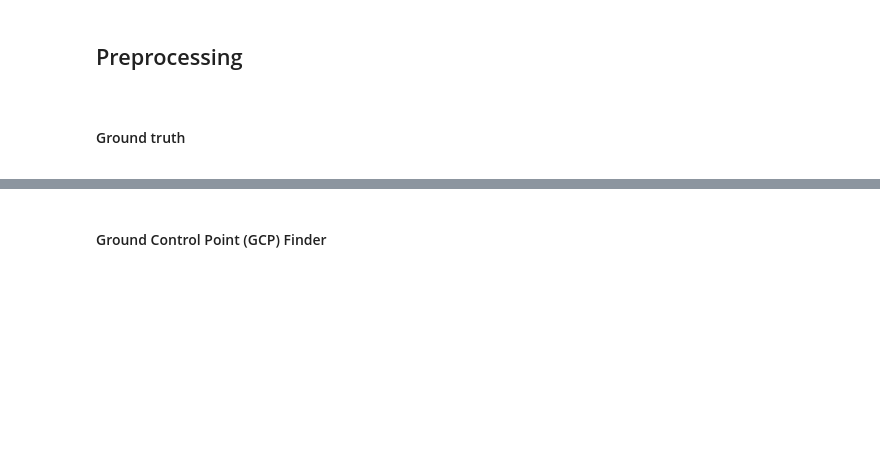
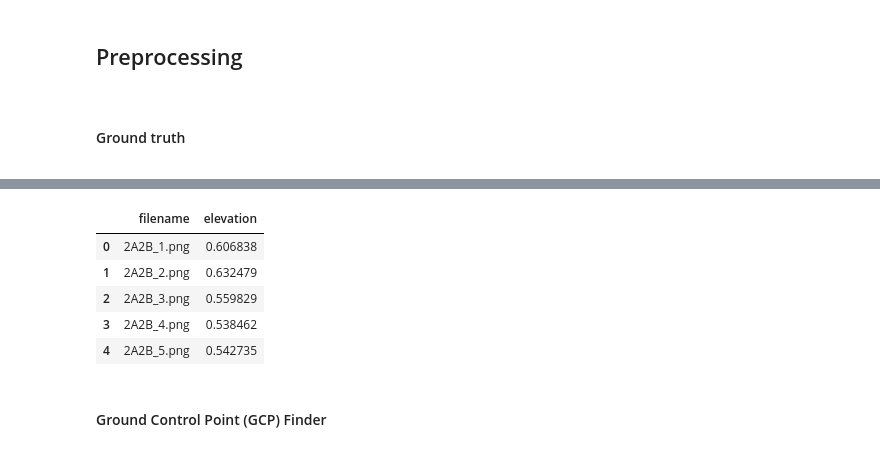
Before and after one commit to francescoperagine/UAV_ViT, a Jupyter notebook: main.ipynb, the cells around one changed output, grey strips where cells are left out. Saved outputs shown, nothing was run; the diff lists cells and outputs as text; code cells hidden in the pictures; blank space fills up the shorter version.

```diff
--- a/main.ipynb
+++ b/main.ipynb
@@ -136,3 +165,14 @@ ground_truth.head()
+# %%
+# Scaled targets
+
+df[['filename', 'elevation']].head()
+# %% [output]
+|  | filename | elevation |
+| 0 | 2A2B_1.png | 0.606838 |
+| 1 | 2A2B_2.png | 0.632479 |
+| 2 | 2A2B_3.png | 0.559829 |
+| 3 | 2A2B_4.png | 0.538462 |
+| 4 | 2A2B_5.png | 0.542735 |
 # %% [markdown]
 #### Ground Control Point (GCP) Finder
 
```
Also changed, not shown: parts of 58 cells of this notebook, 6 other files.
